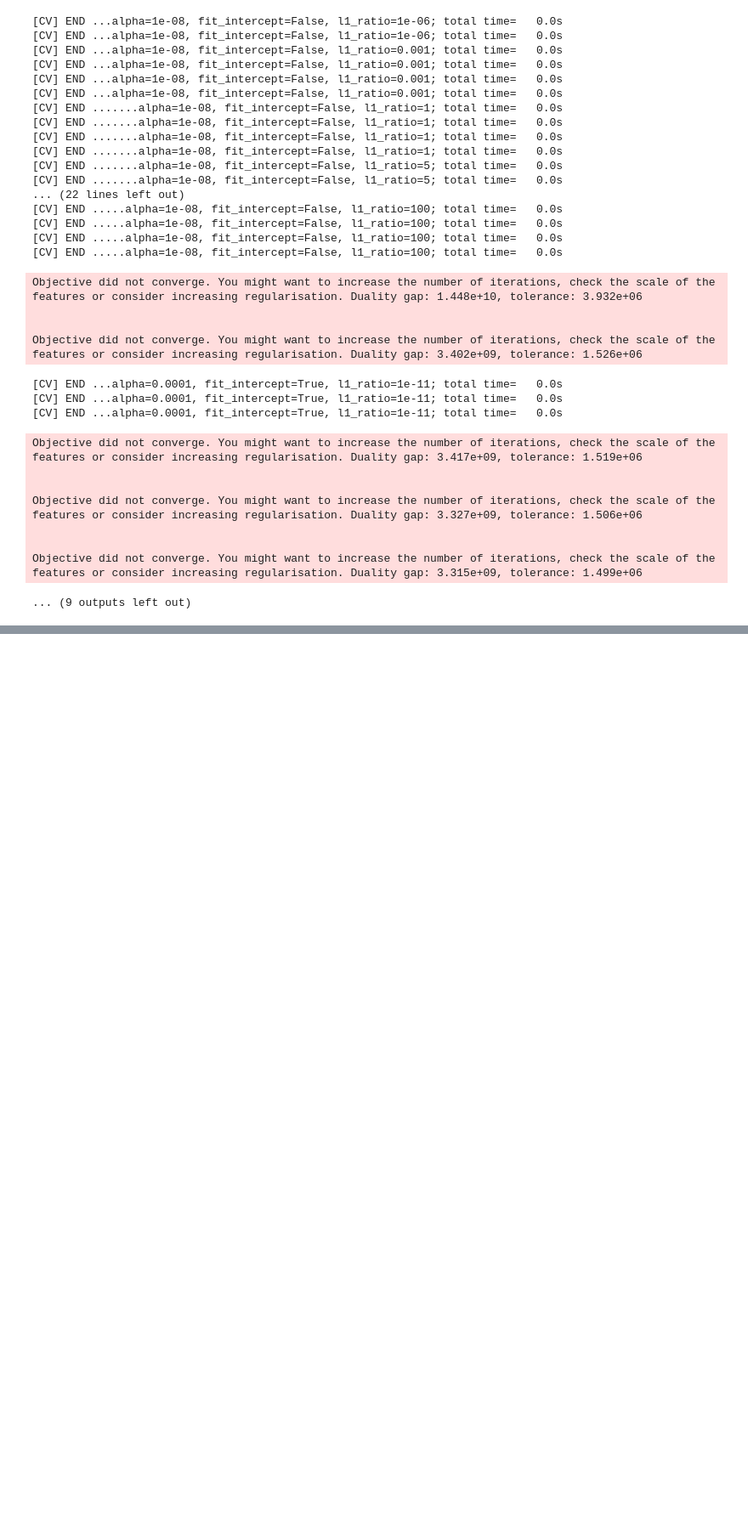
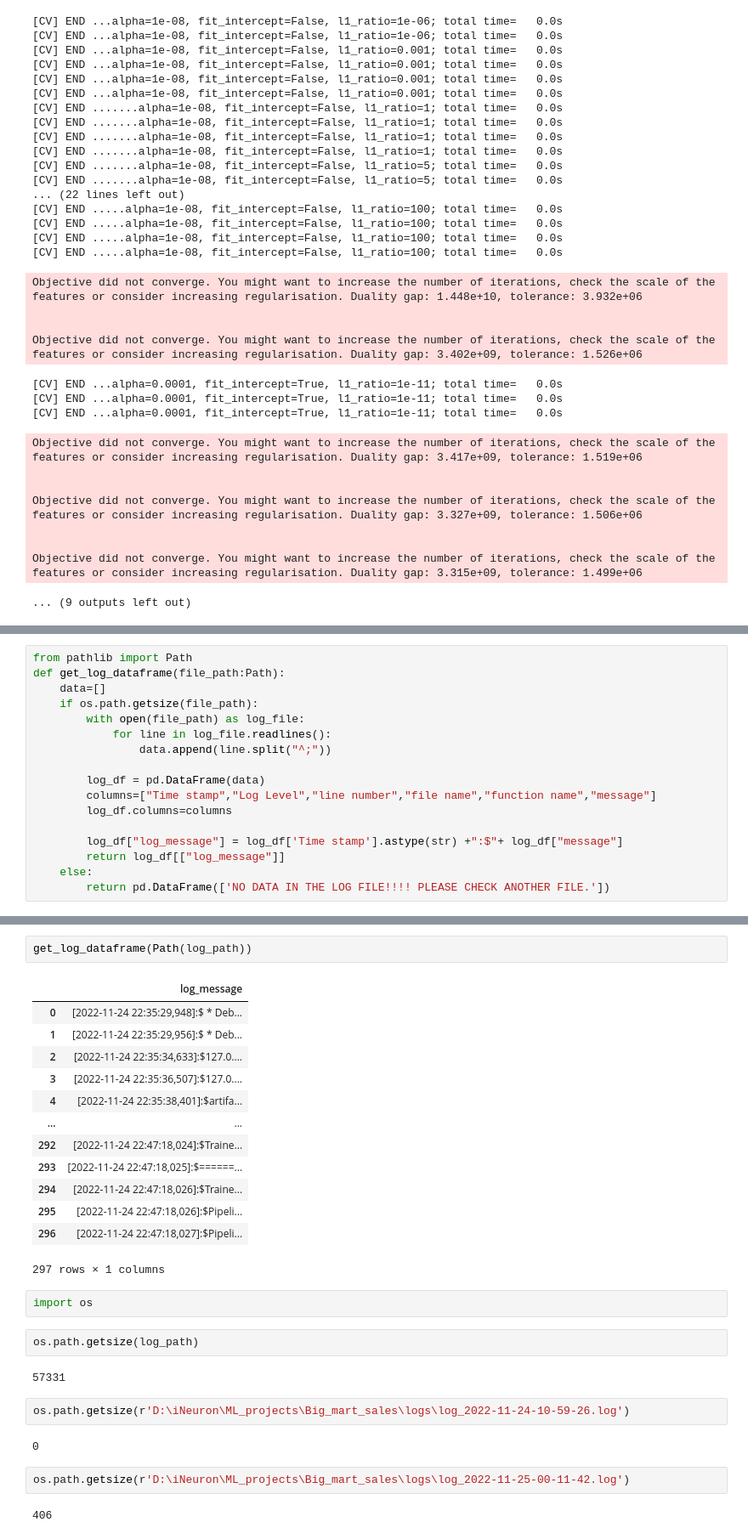
Before and after one commit to ajaharleo/Big_mart_sales, a Jupyter notebook: research/pipeline.ipynb, the cells around one changed output, grey strips where cells are left out. Shown at 85% size. Cells and saved outputs as stored; diff of their text form; blank space fills up the shorter version.

```diff
--- a/research/pipeline.ipynb
+++ b/research/pipeline.ipynb
@@ -133,0 +136,17 @@ Objective did not converge. You might want to increase the number of iterations,
+# %%
+from pathlib import Path
+def get_log_dataframe(file_path:Path):
+    data=[]
+    if os.path.getsize(file_path):
+        with open(file_path) as log_file:
+            for line in log_file.readlines():
+                data.append(line.split("^;"))
+
+        log_df = pd.DataFrame(data)
+        columns=["Time stamp","Log Level","line number","file name","function name","message"]
+        log_df.columns=columns
+
+        log_df["log_message"] = log_df['Time stamp'].astype(str) +":$"+ log_df["message"]
+        return log_df[["log_message"]]
+    else:
+        return pd.DataFrame(['NO DATA IN THE LOG FILE!!!! PLEASE CHECK ANOTHER FILE.'])
@@ -133,0 +194,30 @@ Objective did not converge. You might want to increase the number of iterations,
+# %%
+get_log_dataframe(Path(log_path))
+# %% [output]
+|  | log_message |
+| 0 | [2022-11-24 22:35:29,948]:$ * Deb... |
+| 1 | [2022-11-24 22:35:29,956]:$ * Deb... |
+| 2 | [2022-11-24 22:35:34,633]:$127.0.... |
+| 3 | [2022-11-24 22:35:36,507]:$127.0.... |
+| 4 | [2022-11-24 22:35:38,401]:$artifa... |
+| ... | ... |
+| 292 | [2022-11-24 22:47:18,024]:$Traine... |
+| 293 | [2022-11-24 22:47:18,025]:$======... |
+| 294 | [2022-11-24 22:47:18,026]:$Traine... |
+| 295 | [2022-11-24 22:47:18,026]:$Pipeli... |
+| 296 | [2022-11-24 22:47:18,027]:$Pipeli... |
+297 rows × 1 columns
+# %%
+import os
+# %%
+os.path.getsize(log_path)
+# %% [output]
+57331
+# %%
+os.path.getsize(r'D:\iNeuron\ML_projects\Big_mart_sales\logs\log_2022-11-24-10-59-26.log')
+# %% [output]
+0
+# %%
+os.path.getsize(r'D:\iNeuron\ML_projects\Big_mart_sales\logs\log_2022-11-25-00-11-42.log')
+# %% [output]
+406
```
Also changed, not shown: parts of 12 cells of this notebook, 4 other files.
